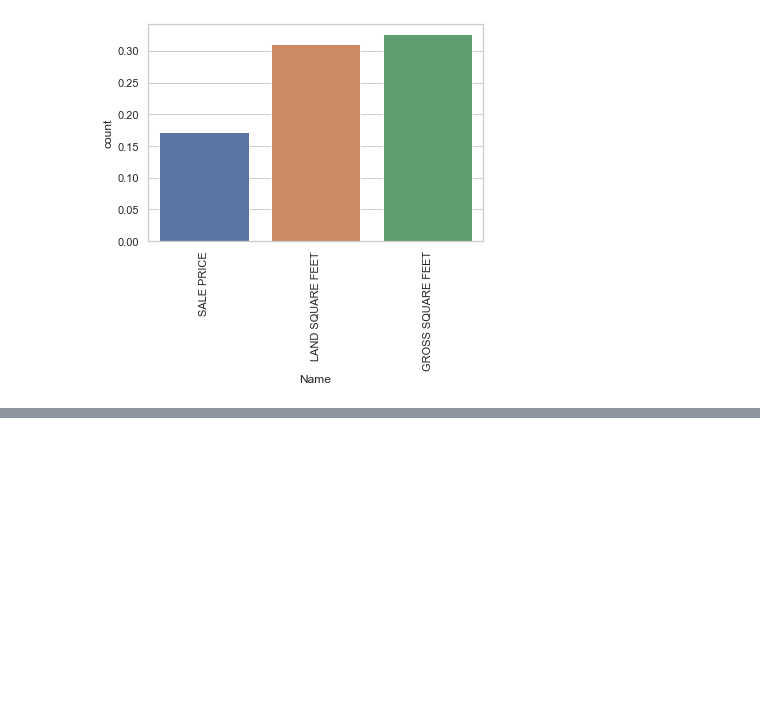
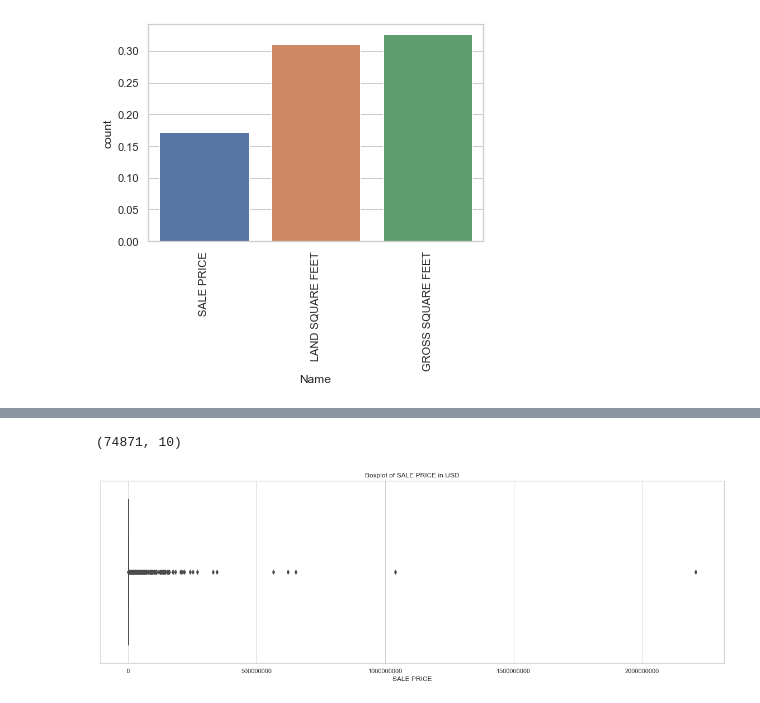
Before and after one commit to dioufism/nyc_project_sales, a Jupyter notebook: nyc-project sales.ipynb, the cells around one changed output, grey strips where cells are left out. Saved outputs shown, nothing was run; the diff lists cells and outputs as text; code cells hidden in the pictures; blank space fills up the shorter version.

```diff
--- a/nyc-project sales.ipynb
+++ b/nyc-project sales.ipynb
@@ -324,3 +335,6 @@ df['SALE PRICE']=df['SALE PRICE'].fillna(df['SALE PRICE'].mean())
+# %%
+#new preprocessed data
+data = pd.read_csv('preprocessedNYCdata.csv')
 # %%
 #now we notice that the missing values are gone
 df.isnull().sum()
@@ -337,3 +350,22 @@ YEAR BUILT                   0
 TAX CLASS AT TIME OF SALE    0
 SALE PRICE                   0
 dtype: int64
+# %%
+#Outlier Analysis
+#data significanly changes because of the  rows dropped
+from scipy import stats
+z = np.abs(stats.zscore(df))
+df = df[(z < 3).all(axis=1)]
+df.shape
+# %% [output]
+(74871, 10)
+# %%
+#Box plot of the sale proce
+
+plt.figure(figsize = (20,6))
+sb.boxplot(x = 'SALE PRICE', data = data)
+plt.ticklabel_format(style='plain', axis='x')
+plt.title('Boxplot of SALE PRICE in USD')
+plt.show()
+# %% [output]
+[figure, added]
```
Also changed, not shown: parts of 14 cells of this notebook.
